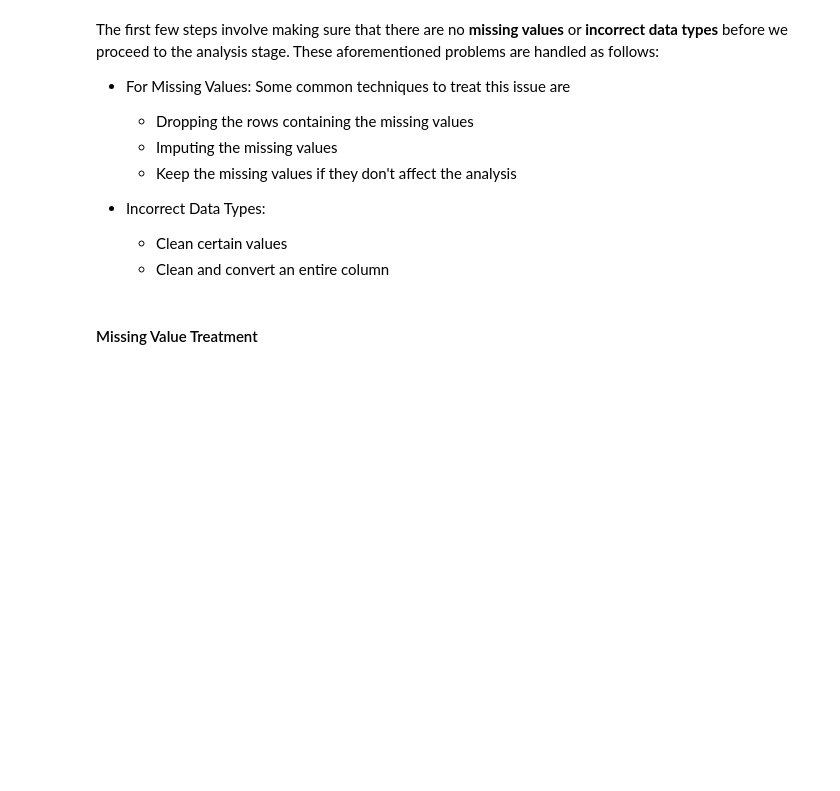
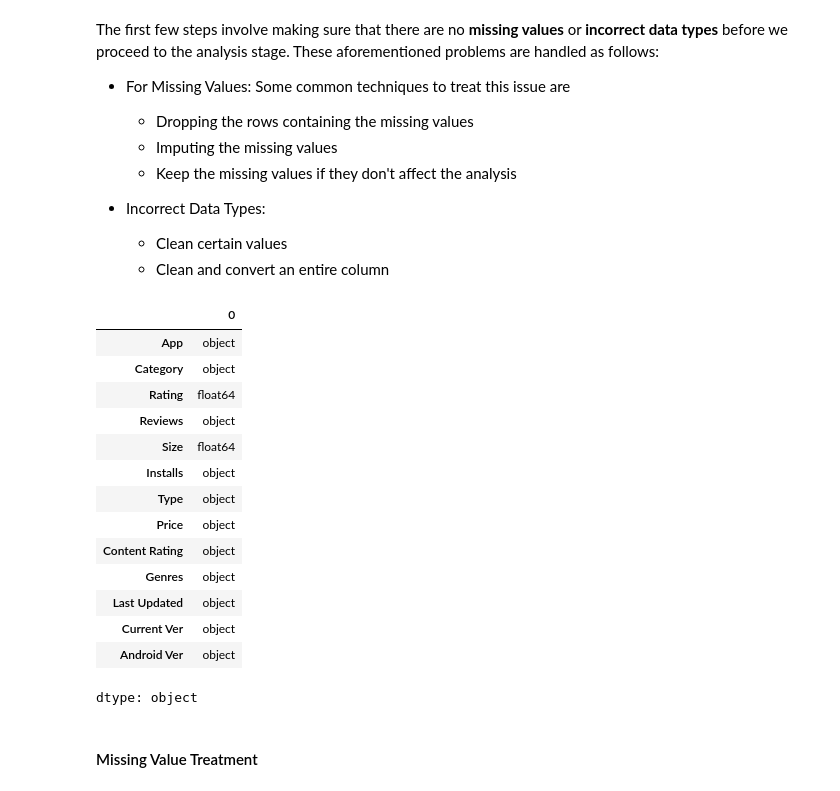
Before and after one commit to viveksharma-niet/Case-Study-Mind-Map, a Jupyter notebook: Case Study Notebook/Data Visualisation in Python - Case Study.ipynb, the cells around one changed output. Saved outputs shown, nothing was run; the diff lists cells and outputs as text; code cells hidden in the pictures; blank space fills up the shorter version.

```diff
--- a/Case Study Notebook/Data Visualisation in Python - Case Study.ipynb
+++ b/Case Study Notebook/Data Visualisation in Python - Case Study.ipynb
@@ -42,6 +52,23 @@ The first few steps involve making sure that there are no __missing values__ or
     - Clean and convert an entire column
 # %%
 #Check the datatypes of all the columns of the dataframe
+inp0.dtypes
+# %% [output]
+|  | 0 |
+| App | object |
+| Category | object |
+| Rating | float64 |
+| Reviews | object |
+| Size | float64 |
+| Installs | object |
+| Type | object |
+| Price | object |
+| Content Rating | object |
+| Genres | object |
+| Last Updated | object |
+| Current Ver | object |
+| Android Ver | object |
+dtype: object
 # %% [markdown]
 #### Missing Value Treatment
 # %%
```
Also changed, not shown: parts of 12 cells of this notebook.
